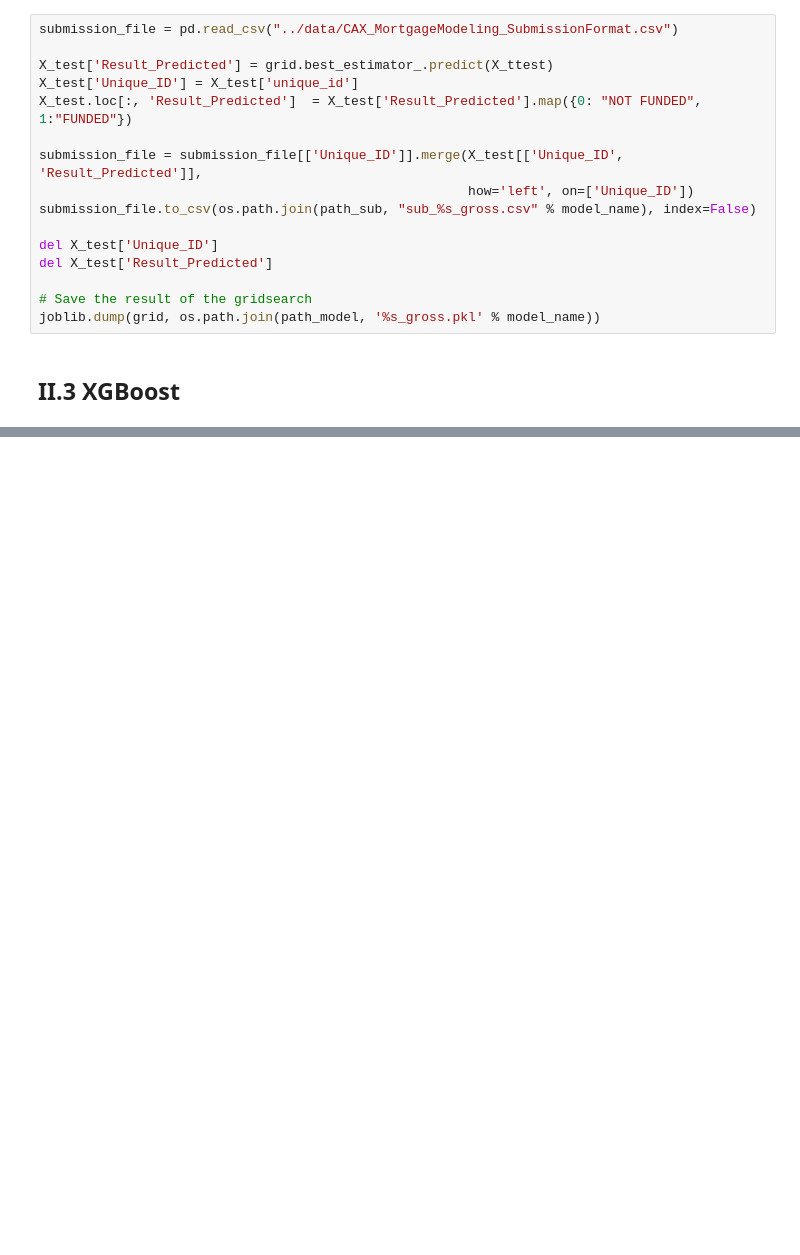
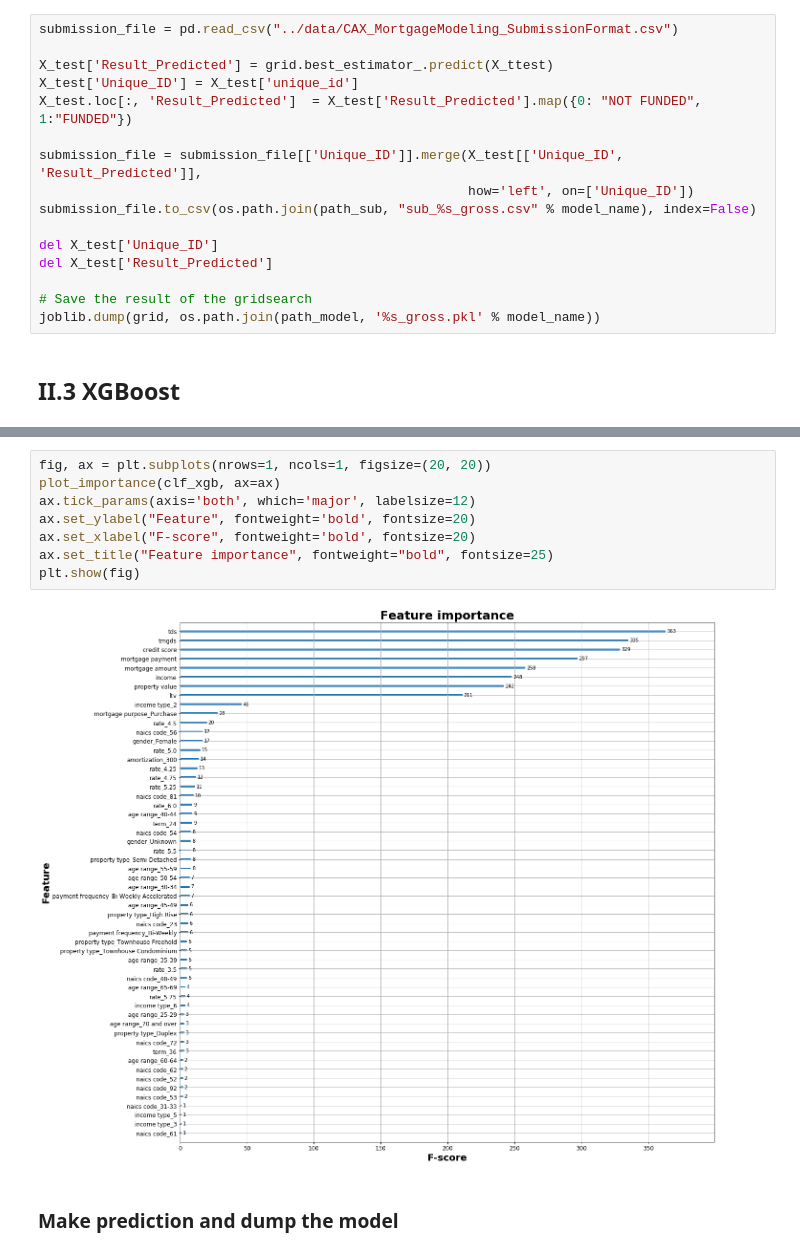
Before and after one commit to Durzot/DA_crowd_analytix, a Jupyter notebook: mortgage/notebook/Mortgage.ipynb, the cells around one changed output, grey strips where cells are left out. Drawn from its saved outputs; the diff is of its cells as text; blank space fills up the shorter version.

```diff
--- a/mortgage/notebook/Mortgage.ipynb
+++ b/mortgage/notebook/Mortgage.ipynb
@@ -1135,0 +987,12 @@ y_train.iloc[1]
+# %%
+fig, ax = plt.subplots(nrows=1, ncols=1, figsize=(20, 20))
+plot_importance(clf_xgb, ax=ax)
+ax.tick_params(axis='both', which='major', labelsize=12)
+ax.set_ylabel("Feature", fontweight='bold', fontsize=20)
+ax.set_xlabel("F-score", fontweight='bold', fontsize=20)
+ax.set_title("Feature importance", fontweight="bold", fontsize=25)
+plt.show(fig)
+# %% [output]
+[figure, added]
+# %% [markdown]
+### Make prediction and dump the model
```
Also changed, not shown: parts of 21 cells of this notebook.
